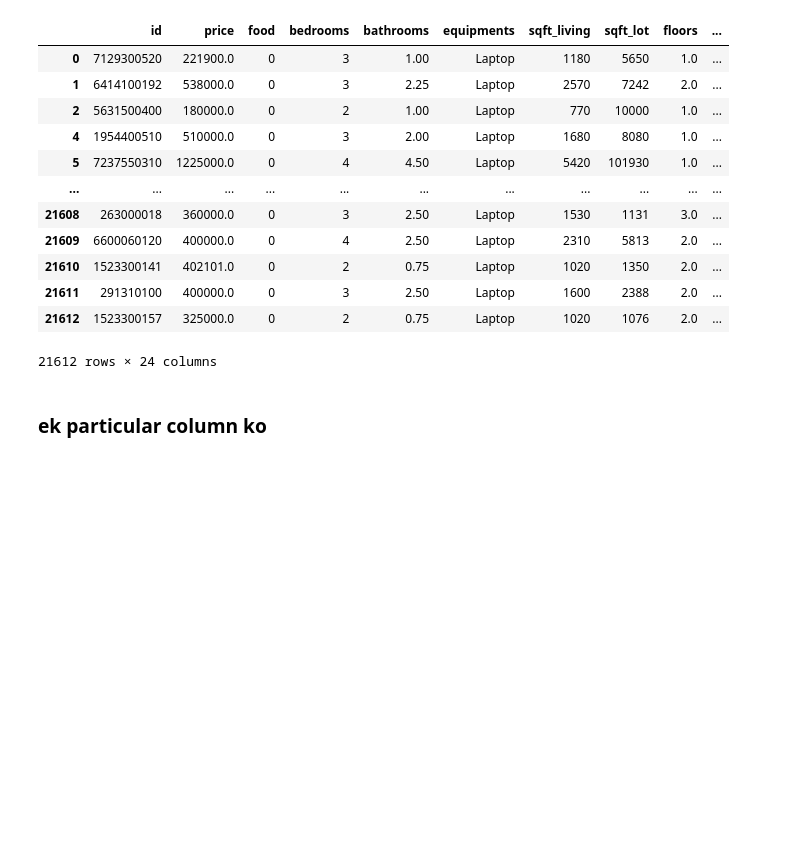
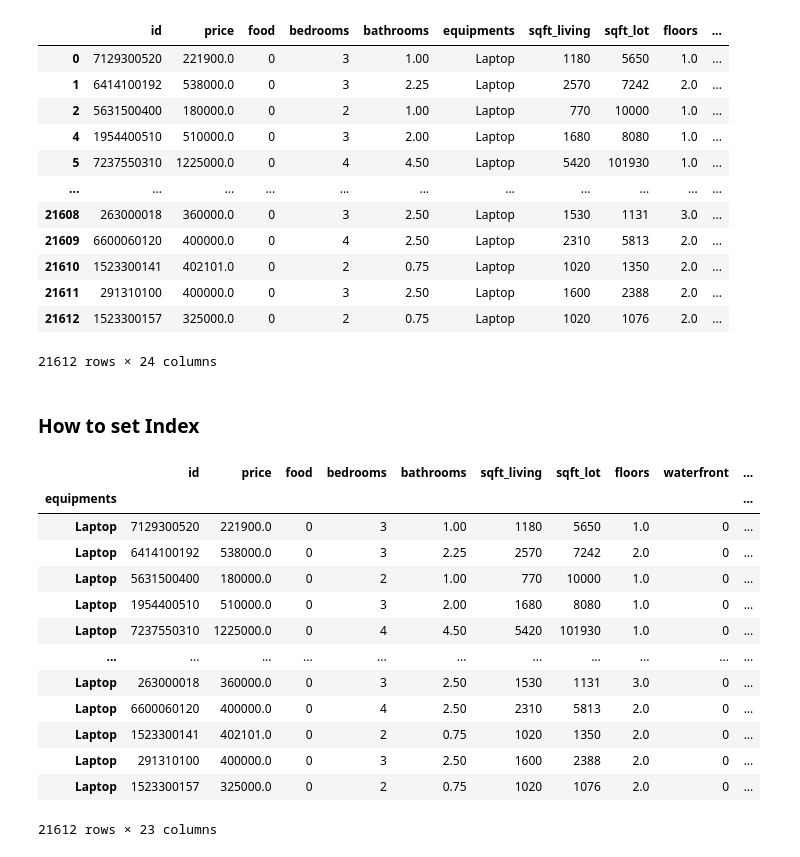
Before and after one commit to RichaSinghhh/Python, a Jupyter notebook: Pandas/Pandas.ipynb, the cells around one changed output. Drawn from its saved outputs; the diff is of its cells as text; code cells hidden in the pictures; blank space fills up the shorter version.

```diff
--- a/Pandas.ipynb
+++ b/Pandas/Pandas.ipynb
@@ -684,5 +684,23 @@ df
 | 21611 | 291310100 | 400000.0 | 0 | 3 | 2.50 | Laptop | 1600 | 2388 | 2.0 | ... |
 | 21612 | 1523300157 | 325000.0 | 0 | 2 | 0.75 | Laptop | 1020 | 1076 | 2.0 | ... |
 21612 rows × 24 columns
-# %% [markdown]
-### ek particular column ko
+# %% [markdown]
+### How to set Index
+# %%
+#equipments name ke column ko index kaise bnaye, but this change is not permanent
+df.set_index('equipments')
+# %% [output]
+|  | id | price | food | bedrooms | bathrooms | sqft_living | sqft_lot | floors | waterfront | ... |
+| equipments |  |  |  |  |  |  |  |  |  | ... |
+| Laptop | 7129300520 | 221900.0 | 0 | 3 | 1.00 | 1180 | 5650 | 1.0 | 0 | ... |
+| Laptop | 6414100192 | 538000.0 | 0 | 3 | 2.25 | 2570 | 7242 | 2.0 | 0 | ... |
+| Laptop | 5631500400 | 180000.0 | 0 | 2 | 1.00 | 770 | 10000 | 1.0 | 0 | ... |
+| Laptop | 1954400510 | 510000.0 | 0 | 3 | 2.00 | 1680 | 8080 | 1.0 | 0 | ... |
+| Laptop | 7237550310 | 1225000.0 | 0 | 4 | 4.50 | 5420 | 101930 | 1.0 | 0 | ... |
+| ... | ... | ... | ... | ... | ... | ... | ... | ... | ... | ... |
+| Laptop | 263000018 | 360000.0 | 0 | 3 | 2.50 | 1530 | 1131 | 3.0 | 0 | ... |
+| Laptop | 6600060120 | 400000.0 | 0 | 4 | 2.50 | 2310 | 5813 | 2.0 | 0 | ... |
+| Laptop | 1523300141 | 402101.0 | 0 | 2 | 0.75 | 1020 | 1350 | 2.0 | 0 | ... |
+| Laptop | 291310100 | 400000.0 | 0 | 3 | 2.50 | 1600 | 2388 | 2.0 | 0 | ... |
+| Laptop | 1523300157 | 325000.0 | 0 | 2 | 0.75 | 1020 | 1076 | 2.0 | 0 | ... |
+21612 rows × 23 columns
```
Also changed, not shown: parts of 14 cells of this notebook, 1 other file.
